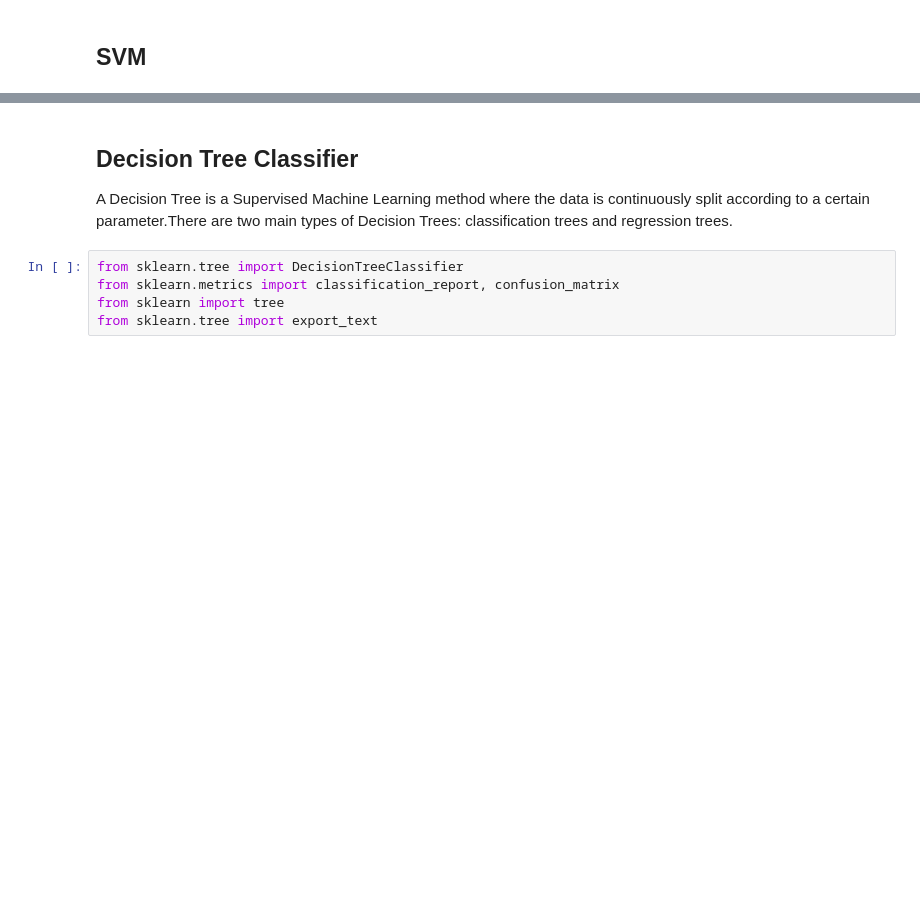
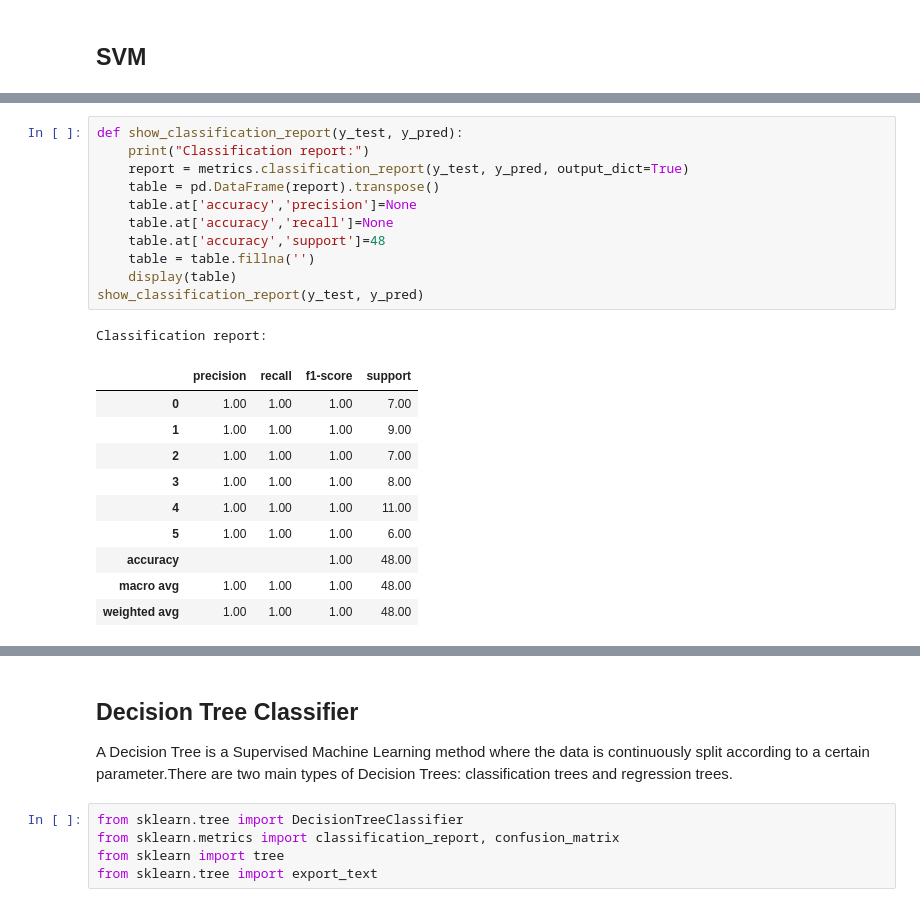
Before and after one commit to MKobus12305/ML_StarsClassification, a Jupyter notebook: Stars.ipynb, the cells around one changed output, grey strips where cells are left out. Drawn from its saved outputs; the diff is of its cells as text; blank space fills up the shorter version.

```diff
--- a/Stars.ipynb
+++ b/Stars.ipynb
@@ -397,0 +415,23 @@ weighted avg       1.00      1.00      1.00        48
+# %%
+def show_classification_report(y_test, y_pred):
+    print("Classification report:")
+    report = metrics.classification_report(y_test, y_pred, output_dict=True)
+    table = pd.DataFrame(report).transpose()
+    table.at['accuracy','precision']=None
+    table.at['accuracy','recall']=None
+    table.at['accuracy','support']=48
+    table = table.fillna('')
+    display(table)
+show_classification_report(y_test, y_pred)
+# %% [output]
+Classification report:
+|  | precision | recall | f1-score | support |
+| 0 | 1.00 | 1.00 | 1.00 | 7.00 |
+| 1 | 1.00 | 1.00 | 1.00 | 9.00 |
+| 2 | 1.00 | 1.00 | 1.00 | 7.00 |
+| 3 | 1.00 | 1.00 | 1.00 | 8.00 |
+| 4 | 1.00 | 1.00 | 1.00 | 11.00 |
+| 5 | 1.00 | 1.00 | 1.00 | 6.00 |
+| accuracy |  |  | 1.00 | 48.00 |
+| macro avg | 1.00 | 1.00 | 1.00 | 48.00 |
+| weighted avg | 1.00 | 1.00 | 1.00 | 48.00 |
```
Also changed, not shown: parts of 16 cells of this notebook.
